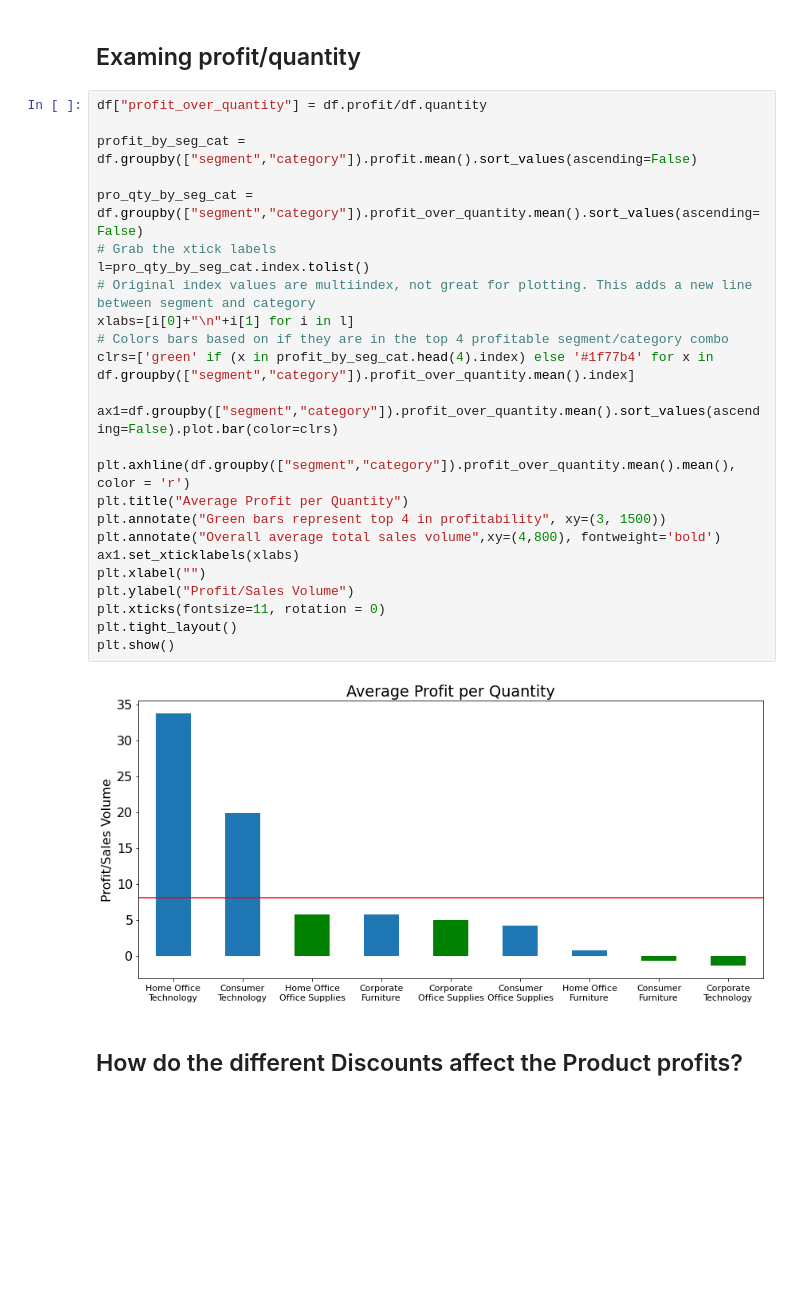
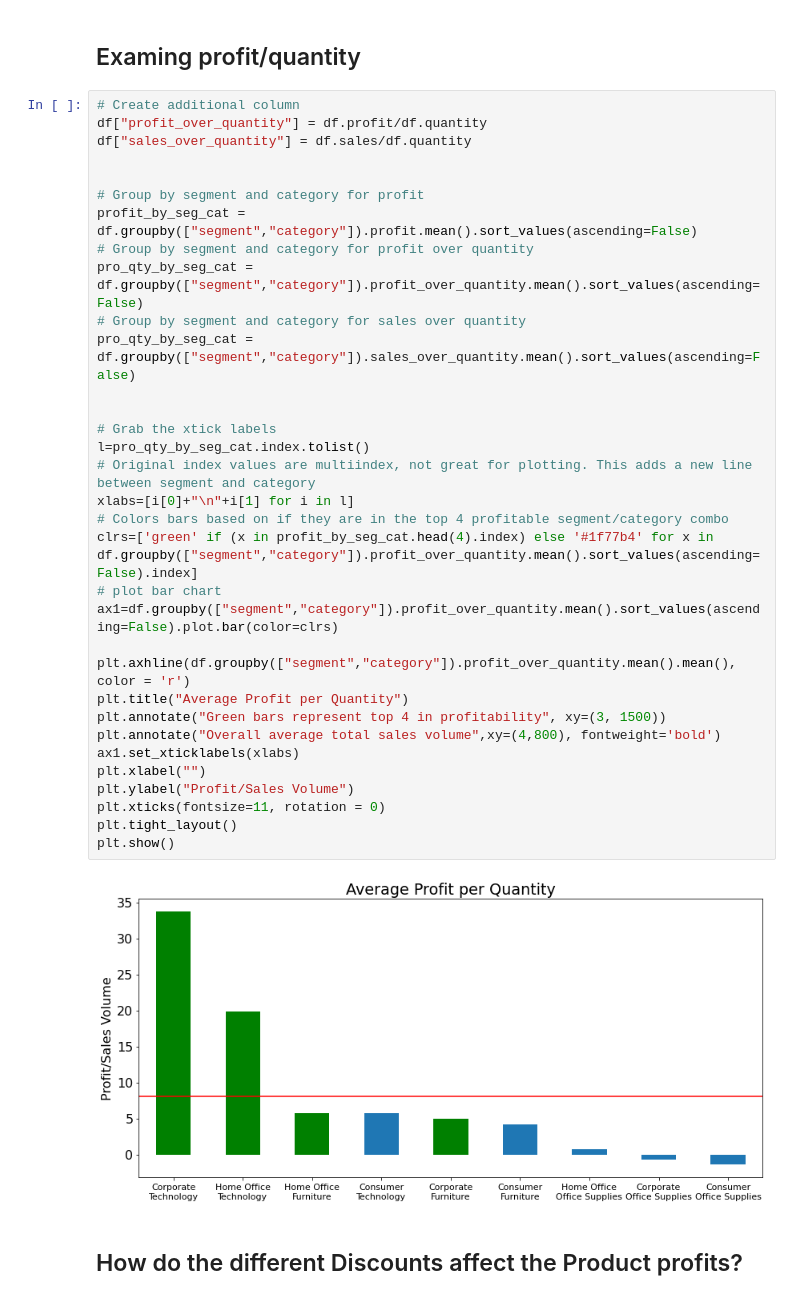
Before and after one commit to superstore-stephen-jesse/superstor-time-series-project, a Jupyter notebook: final_report.ipynb, the cells around one changed output. Saved outputs shown, nothing was run; the diff lists cells and outputs as text; blank space fills up the shorter version.

Commit message:
Update file with additional markdown and code comments

```diff
--- a/final_report.ipynb
+++ b/final_report.ipynb
@@ -279,32 +293,40 @@ While sales volume is not the greatest metric to go off considering you buy many
 # %% [markdown]
 ## Examing profit/quantity
 # %%
+# Create additional column
 df["profit_over_quantity"] = df.profit/df.quantity
+df["sales_over_quantity"] = df.sales/df.quantity
 
+
+# Group by segment and category for profit
 profit_by_seg_cat = df.groupby(["segment","category"]).profit.mean().sort_values(ascending=False)
+# Group by segment and category for profit over quantity
+pro_qty_by_seg_cat = df.groupby(["segment","category"]).profit_over_quantity.mean().sort_values(ascending=False)
+# Group by segment and category for sales over quantity
+pro_qty_by_seg_cat = df.groupby(["segment","category"]).sales_over_quantity.mean().sort_values(ascending=False)
 
-pro_qty_by_seg_cat = df.groupby(["segment","category"]).profit_over_quantity.mean().sort_values(ascending=False)
+
 # Grab the xtick labels
 l=pro_qty_by_seg_cat.index.tolist()
 # Original index values are multiindex, not great for plotting. This adds a new line between segment and category
 xlabs=[i[0]+"\n"+i[1] for i in l]
 # Colors bars based on if they are in the top 4 profitable segment/category combo
-clrs=['green' if (x in profit_by_seg_cat.head(4).index) else '#1f77b4' for x in df.groupby(["segment","category"]).profit_over_quantity.mean().index]
-
+clrs=['green' if (x in profit_by_seg_cat.head(4).index) else '#1f77b4' for x in df.groupby(["segment","category"]).profit_over_quantity.mean().sort_values(ascending=False).index]
+# plot bar chart
 ax1=df.groupby(["segment","category"]).profit_over_quantity.mean().sort_values(ascending=False).plot.bar(color=clrs)
 
 plt.axhline(df.groupby(["segment","category"]).profit_over_quantity.mean().mean(), color = 'r')
 plt.title("Average Profit per Quantity")
 plt.annotate("Green bars represent top 4 in profitability", xy=(3, 1500))
 plt.annotate("Overall average total sales volume",xy=(4,800), fontweight='bold')
 ax1.set_xticklabels(xlabs)
 plt.xlabel("")
 plt.ylabel("Profit/Sales Volume")
 plt.xticks(fontsize=11, rotation = 0)
 plt.tight_layout()
 plt.show()
 # %% [output]
-[figure, old version]
+[figure, new version]
 # %% [markdown]
 ## How do the different Discounts affect the Product profits?
 # %%
```
Also changed, not shown: parts of 18 cells of this notebook.
